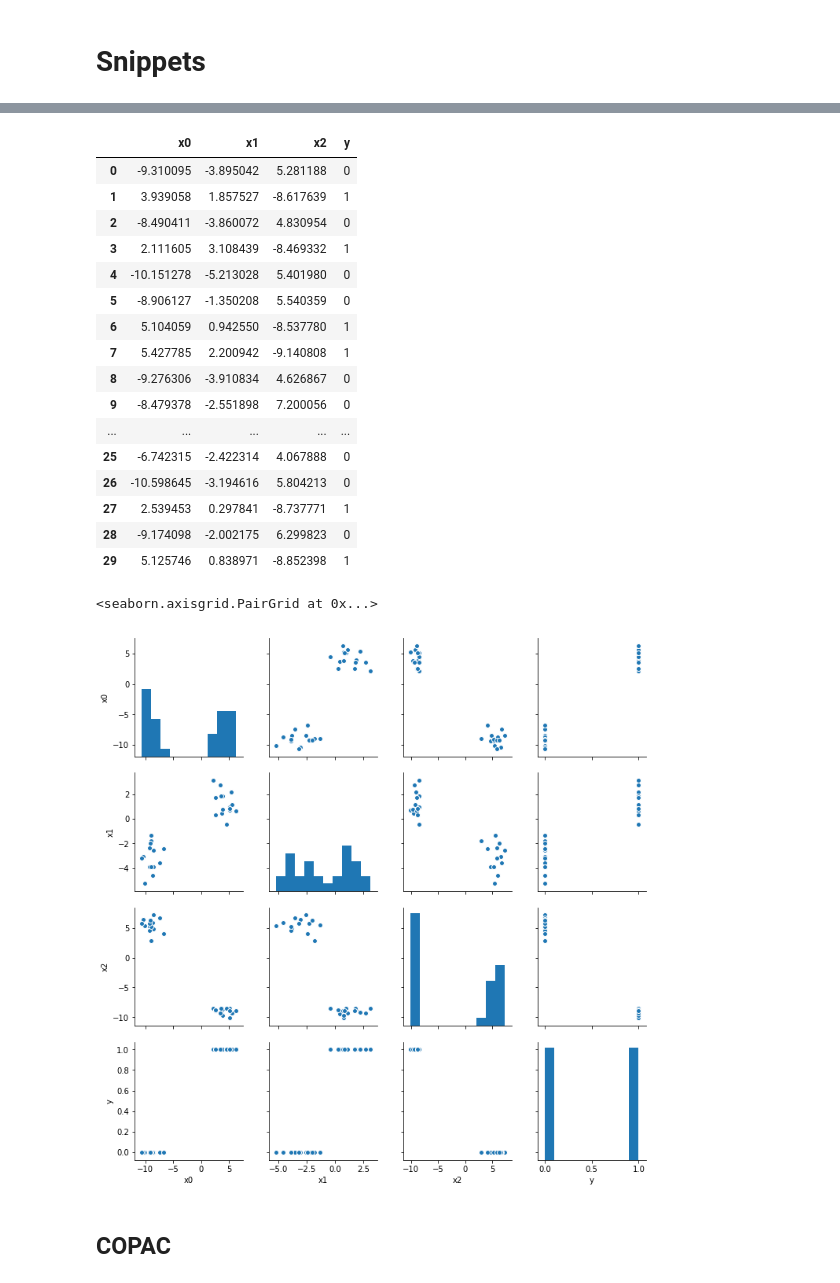
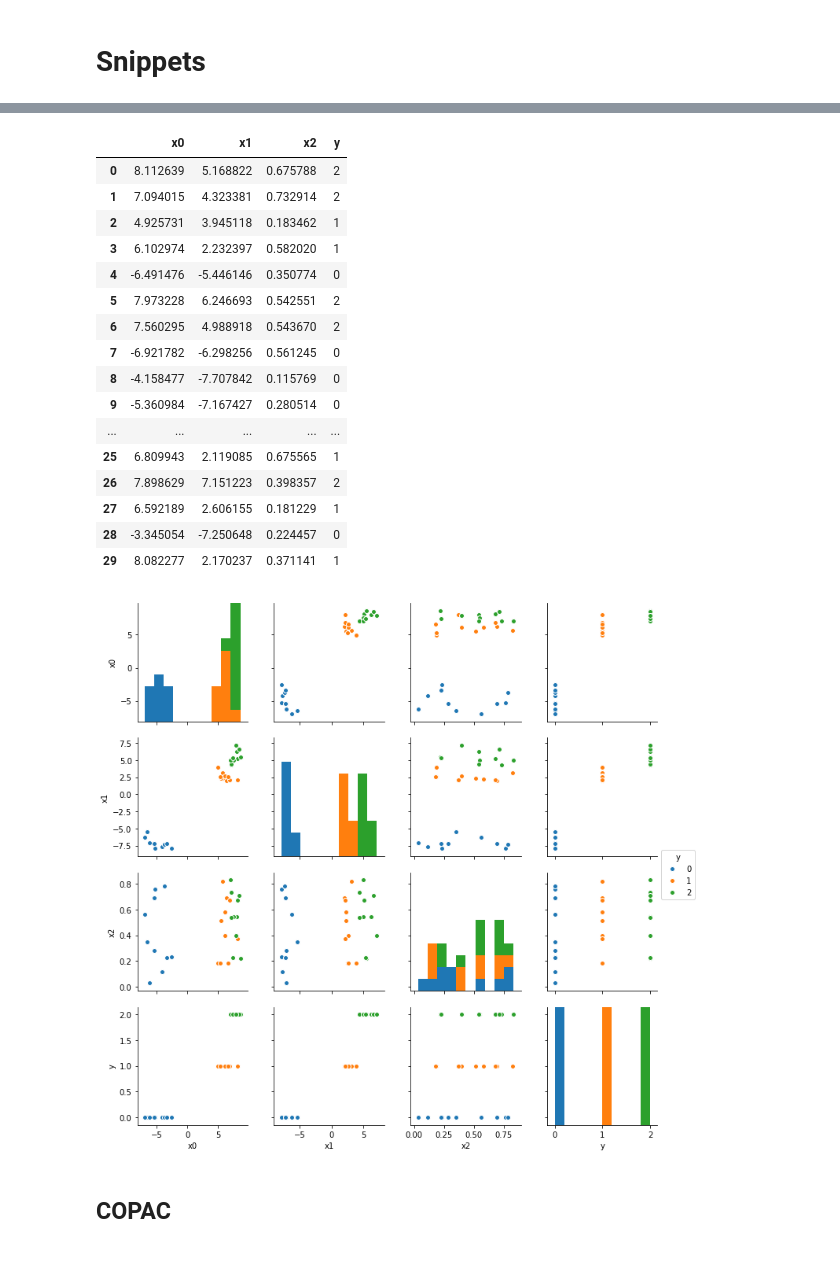
Before and after one commit to VarIr/copac, a Jupyter notebook: snippets.ipynb, the cells around one changed output, grey strips where cells are left out. Saved outputs shown, nothing was run; the diff lists cells and outputs as text; code cells hidden in the pictures.

```diff
--- a/snippets.ipynb
+++ b/snippets.ipynb
@@ -57,10 +57,10 @@ Xy_df
 # %%
 n = 30
 d = 3
-c = 2
+c = 3
 # Generate Gaussian clusters
-X, y = make_blobs(n_samples=n, n_features=d, centers=c)
-#X[:, 2] = np.random.rand(n) # Overwrite with unif. noise
+X, y = make_blobs(n_samples=n, n_features=d, centers=c, random_state=456)
+X[:, 2] = np.random.rand(n) # Overwrite with unif. noise
 df = pd.DataFrame(X, columns=[f'x{x}' for x in range(d)])
 X_df = df.copy()
 Xy_df = df.copy()
@@ -68,26 +68,25 @@ Xy_df['y'] = y
 Xy_df
 # %% [output]
 |  | x0 | x1 | x2 | y |
-| 0 | -9.310095 | -3.895042 | 5.281188 | 0 |
-| 1 | 3.939058 | 1.857527 | -8.617639 | 1 |
-| 2 | -8.490411 | -3.860072 | 4.830954 | 0 |
-| 3 | 2.111605 | 3.108439 | -8.469332 | 1 |
-| 4 | -10.151278 | -5.213028 | 5.401980 | 0 |
-| 5 | -8.906127 | -1.350208 | 5.540359 | 0 |
-| 6 | 5.104059 | 0.942550 | -8.537780 | 1 |
-| 7 | 5.427785 | 2.200942 | -9.140808 | 1 |
-| 8 | -9.276306 | -3.910834 | 4.626867 | 0 |
-| 9 | -8.479378 | -2.551898 | 7.200056 | 0 |
+| 0 | 8.112639 | 5.168822 | 0.675788 | 2 |
+| 1 | 7.094015 | 4.323381 | 0.732914 | 2 |
+| 2 | 4.925731 | 3.945118 | 0.183462 | 1 |
+| 3 | 6.102974 | 2.232397 | 0.582020 | 1 |
+| 4 | -6.491476 | -5.446146 | 0.350774 | 0 |
+| 5 | 7.973228 | 6.246693 | 0.542551 | 2 |
+| 6 | 7.560295 | 4.988918 | 0.543670 | 2 |
+| 7 | -6.921782 | -6.298256 | 0.561245 | 0 |
+| 8 | -4.158477 | -7.707842 | 0.115769 | 0 |
+| 9 | -5.360984 | -7.167427 | 0.280514 | 0 |
 | ... | ... | ... | ... | ... |
-| 25 | -6.742315 | -2.422314 | 4.067888 | 0 |
-| 26 | -10.598645 | -3.194616 | 5.804213 | 0 |
-| 27 | 2.539453 | 0.297841 | -8.737771 | 1 |
-| 28 | -9.174098 | -2.002175 | 6.299823 | 0 |
-| 29 | 5.125746 | 0.838971 | -8.852398 | 1 |
+| 25 | 6.809943 | 2.119085 | 0.675565 | 1 |
+| 26 | 7.898629 | 7.151223 | 0.398357 | 2 |
+| 27 | 6.592189 | 2.606155 | 0.181229 | 1 |
+| 28 | -3.345054 | -7.250648 | 0.224457 | 0 |
+| 29 | 8.082277 | 2.170237 | 0.371141 | 1 |
 # %%
-sns.pairplot(Xy_df);
+sns.pairplot(Xy_df, hue='y');
 # %% [output]
-<seaborn.axisgrid.PairGrid at 0x...>
-[figure, old version]
+[figure, new version]
 # %% [markdown]
 ## COPAC
```
Also changed, not shown: parts of 8 cells of this notebook.
